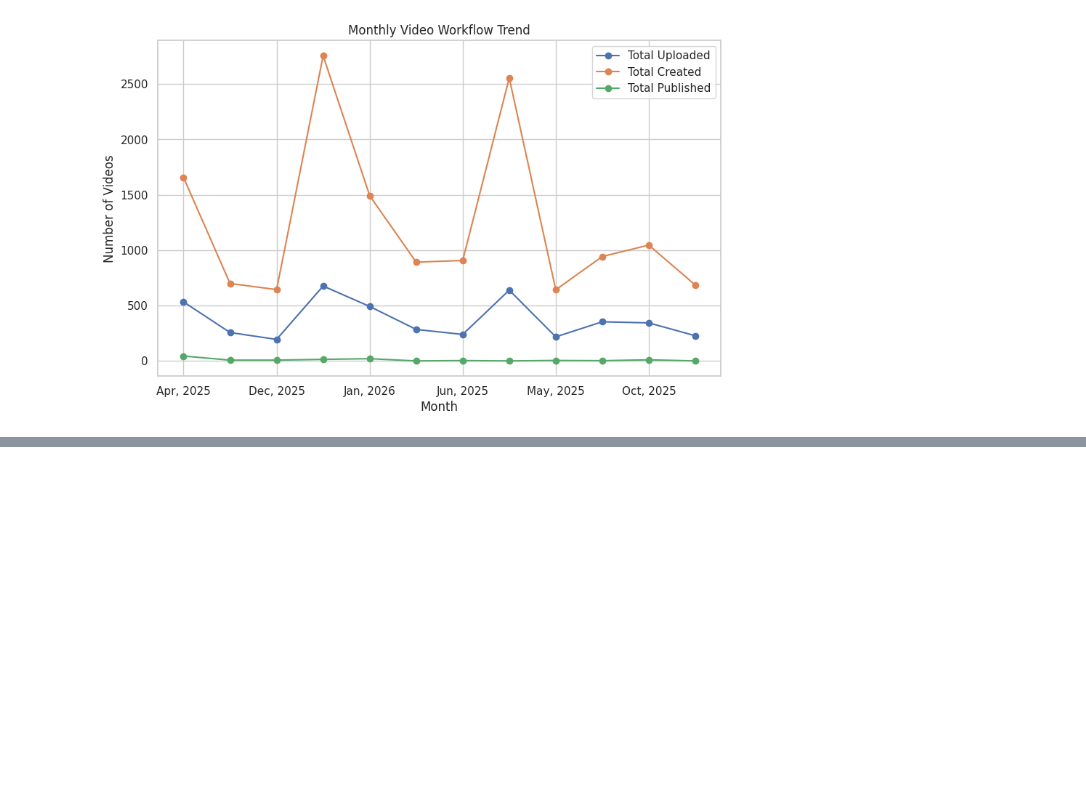
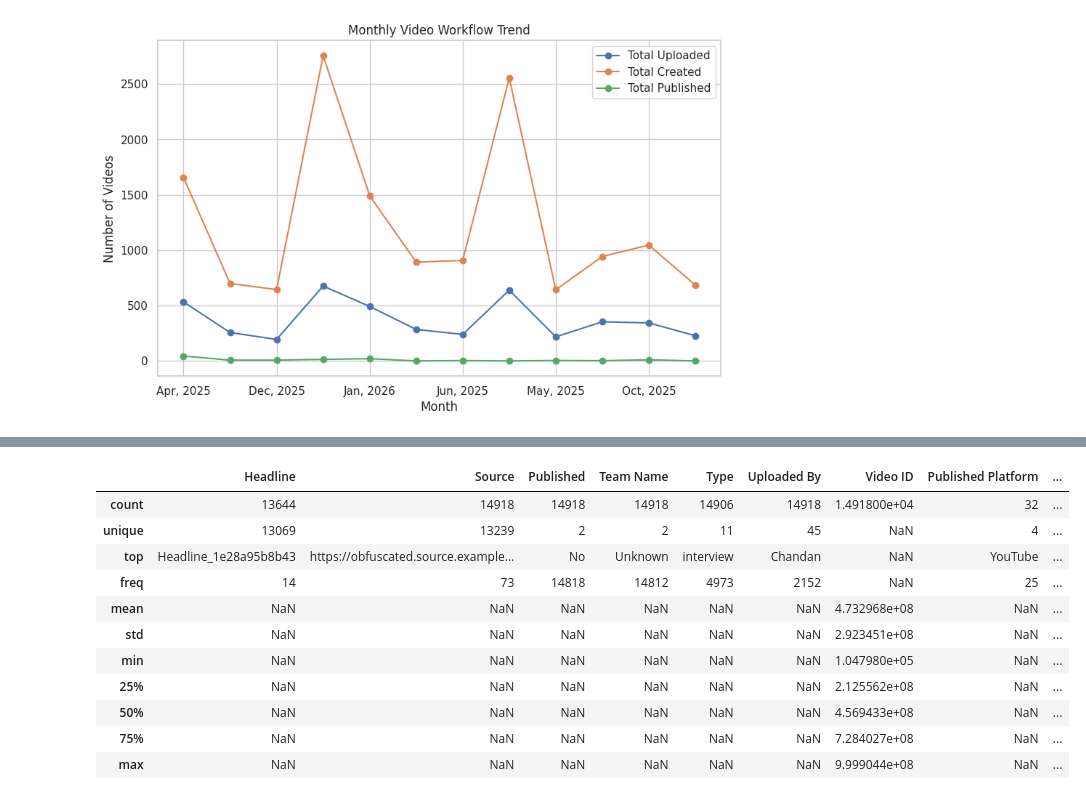
Before and after one commit to ranbeer06052009/GC-Data, a Jupyter notebook: EDA.ipynb, the cells around one changed output, grey strips where cells are left out. Saved outputs shown, nothing was run; the diff lists cells and outputs as text; code cells hidden in the pictures; blank space fills up the shorter version.

```diff
--- a/EDA.ipynb
+++ b/EDA.ipynb
@@ -187,0 +515,15 @@ KeyError: 'Published'
+# %%
+video_data.describe(include="all")
+# %% [output]
+|  | Headline | Source | Published | Team Name | Type | Uploaded By | Video ID | Published Platform | ... |
+| count | 13644 | 14918 | 14918 | 14918 | 14906 | 14918 | 1.491800e+04 | 32 | ... |
+| unique | 13069 | 13239 | 2 | 2 | 11 | 45 | NaN | 4 | ... |
+| top | Headline_1e28a95b8b43 | https://obfuscated.source.example... | No | Unknown | interview | Chandan | NaN | YouTube | ... |
+| freq | 14 | 73 | 14818 | 14812 | 4973 | 2152 | NaN | 25 | ... |
+| mean | NaN | NaN | NaN | NaN | NaN | NaN | 4.732968e+08 | NaN | ... |
+| std | NaN | NaN | NaN | NaN | NaN | NaN | 2.923451e+08 | NaN | ... |
+| min | NaN | NaN | NaN | NaN | NaN | NaN | 1.047980e+05 | NaN | ... |
+| 25% | NaN | NaN | NaN | NaN | NaN | NaN | 2.125562e+08 | NaN | ... |
+| 50% | NaN | NaN | NaN | NaN | NaN | NaN | 4.569433e+08 | NaN | ... |
+| 75% | NaN | NaN | NaN | NaN | NaN | NaN | 7.284027e+08 | NaN | ... |
+| max | NaN | NaN | NaN | NaN | NaN | NaN | 9.999044e+08 | NaN | ... |
```
Also changed, not shown: parts of 34 cells of this notebook.
